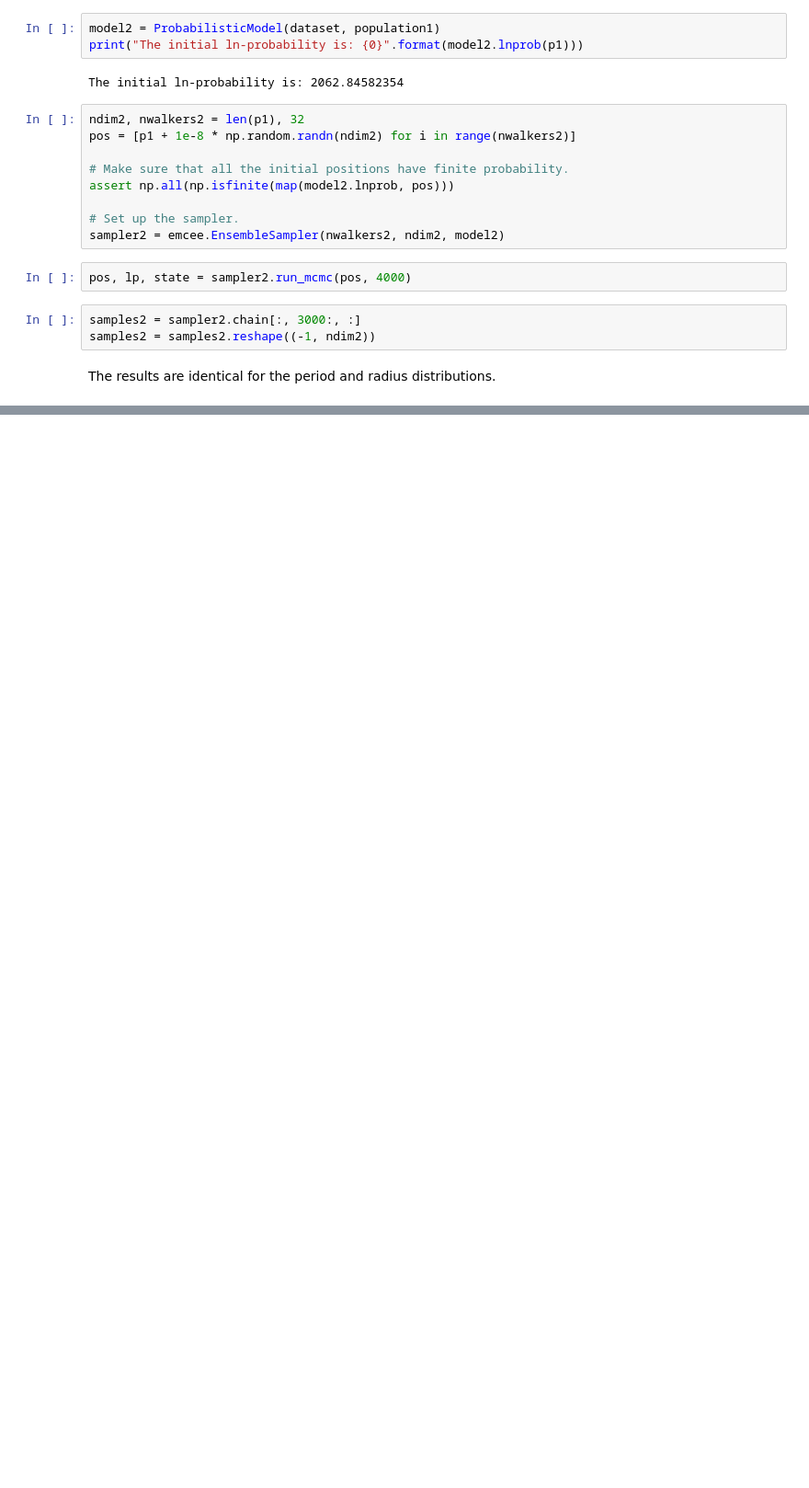
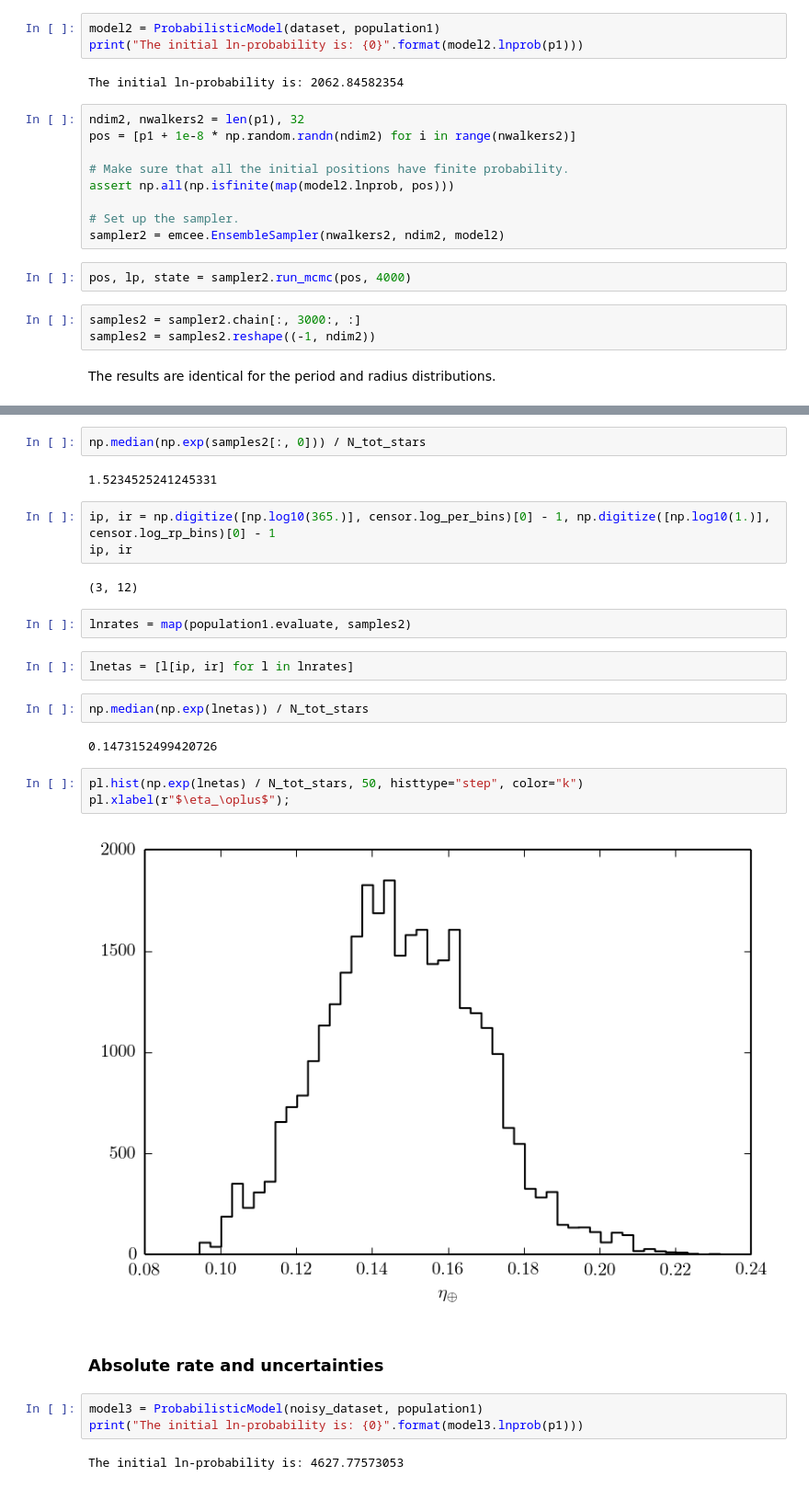
Before and after one commit to dfm/exopop, a Jupyter notebook: Demo.ipynb, the cells around one changed output, grey strips where cells are left out. Shown at 92% size. Drawn from its saved outputs; the diff is of its cells as text; blank space fills up the shorter version.

Commit message:
adding rate+uncertainties example

```diff
--- a/Demo.ipynb
+++ b/Demo.ipynb
@@ -194,0 +195,29 @@ population1.plot(samples2[np.random.randint(len(samples2), size=24)], title="pos
+# %%
+np.median(np.exp(samples2[:, 0])) / N_tot_stars
+# %% [output]
+1.5234525241245331
+# %%
+ip, ir = np.digitize([np.log10(365.)], censor.log_per_bins)[0] - 1, np.digitize([np.log10(1.)], censor.log_rp_bins)[0] - 1
+ip, ir
+# %% [output]
+(3, 12)
+# %%
+lnrates = map(population1.evaluate, samples2)
+# %%
+lnetas = [l[ip, ir] for l in lnrates]
+# %%
+np.median(np.exp(lnetas)) / N_tot_stars
+# %% [output]
+0.1473152499420726
+# %%
+pl.hist(np.exp(lnetas) / N_tot_stars, 50, histtype="step", color="k")
+pl.xlabel(r"$\eta_\oplus$");
+# %% [output]
+[figure, added]
+# %% [markdown]
+### Absolute rate and uncertainties
+# %%
+model3 = ProbabilisticModel(noisy_dataset, population1)
+print("The initial ln-probability is: {0}".format(model3.lnprob(p1)))
+# %% [output]
+The initial ln-probability is: 4627.77573053
```
Also changed, not shown: parts of 11 cells of this notebook.
